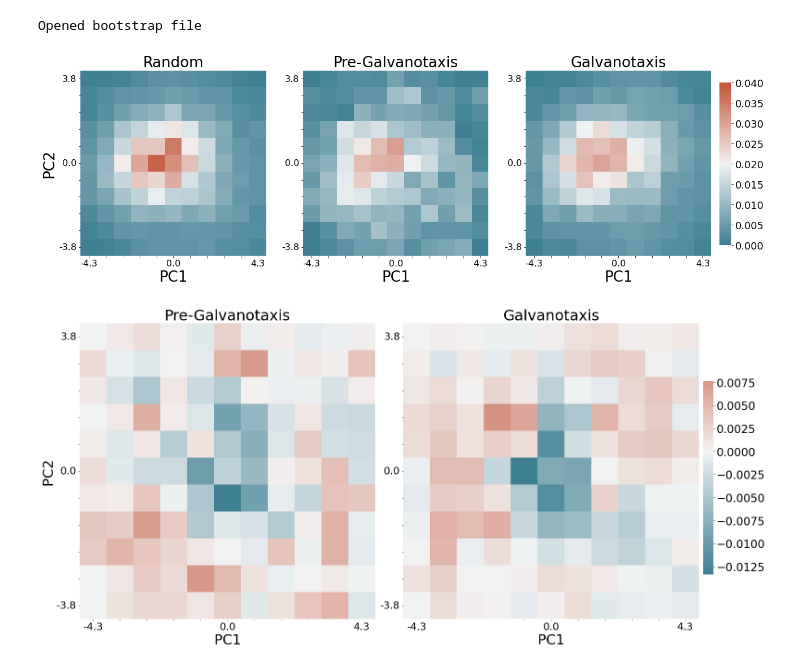
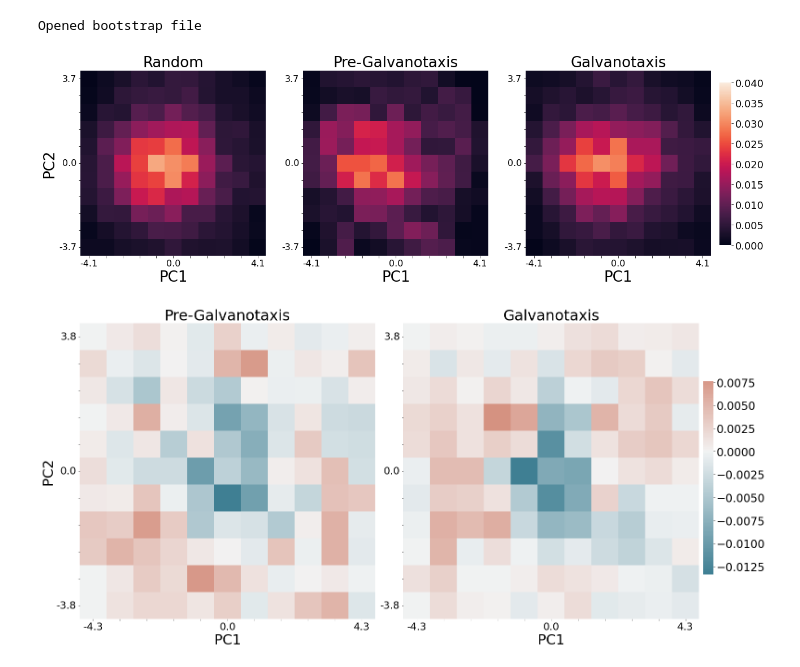
Before and after one commit to looneytunes2/NeutrophilShapeAnalysis, a Jupyter notebook: Notebooks/Confocal Combined PCA Galv Analysis 10-second PC1-PC2 transitions.ipynb, the cells around one changed output. Drawn from its saved outputs; the diff is of its cells as text; code cells hidden in the pictures.

```diff
--- a/Notebooks/Confocal Combined PCA Galv Analysis 10-second PC1-PC2 transitions.ipynb
+++ b/Notebooks/Confocal Combined PCA Galv Analysis 10-second PC1-PC2 transitions.ipynb
@@ -64,7 +64,7 @@ def closest(lst, K):
 
 time_interval = 10 #sec/frame
 
-datadir = 'D:/Aaron/Data/Combined_Confocal_PCA/'
+datadir = 'D:/Aaron/Data/Combined_Confocal_PCA_newrotation_newalign/'
 savedir = datadir + 'Galvanotaxis/'
 if not os.path.exists(savedir):
     os.makedirs(savedir)
@@ -151,8 +151,8 @@ for i, ax in enumerate(axes):
     sns.heatmap(
         bighm,
         vmin=np.min(bighm[np.nonzero(bighm)]),
-        vmax=257,#bighm.max(), #center=0,
-        cmap=sns.light_palette('#570b13', as_cmap=True),
+        vmax=bighm.max(), #center=0,
+        cmap='mako',#sns.light_palette('#570b13', as_cmap=True),
         square=True,
         xticklabels = True,
         yticklabels = True,
@@ -195,5 +195,5 @@ for i, ax in enumerate(axes):
 #set axis title
 axes[0].set_ylabel('PC2', fontsize = 30)
 plt.tight_layout()
-plt.savefig(savedir + 'PC1_PC2 bin counts heatmap separated.png', bbox_inches='tight')
+plt.savefig(savedir + 'PC1_PC2 bin cell counts heatmap separated.png', bbox_inches='tight')
 # %% [output]
@@ -494,8 +494,19 @@ for m, mig in bsframe_sep.groupby('Migration_Mode'):
     for x in range(nbins):
         for y in range(nbins):
             current = mig[(mig['x'] == x+1) & (mig['y'] == y+1)]
-            cov = np.array([[(current.x_plus_rate.mean()-current.x_minus_rate.mean()/2),0],
-                    [0, (current.y_plus_rate.mean()-current.y_minus_rate.mean())/2]])
+            ########## alternate covariance matrix with just the big vectors, but I don't think that's right
+#             cov = np.cov(np.array([[-current.x_minus_rate.values[0]/2, current.x_plus_rate.values[0]/2,0,0],
+#                     [0,0,-current.y_minus_rate.values[0]/2, current.y_plus_rate.values[0]/2]]))
+            cov = np.cov(np.array([[current.x_plus_for_rate.values[0]/2,
+                      -current.x_plus_rev_rate.values[0]/2,
+                      -current.x_minus_for_rate.values[0]/2,
+                     current.x_minus_rev_rate.values[0]/2,
+                    0,0,0,0],
+            [0,0,0,0,
+             current.y_plus_for_rate.values[0]/2,
+             -current.y_plus_rev_rate.values[0]/2,
+             -current.y_minus_for_rate.values[0]/2,
+            current.y_minus_rev_rate.values[0]/2]]))
             evals, evecs = np.linalg.eigh(cov)
             bsfield.append({'x':x+1,
                             'y':y+1,
@@ -543,7 +554,7 @@ for i, ax in enumerate(axes):
     sns.heatmap(
         bighm,
         vmin=0, vmax=0.04, #center=0,
-        cmap=sns.diverging_palette(220, 20, n=200),
+        cmap= 'rocket', #sns.diverging_palette(220, 20, n=200),
         square=True,
         xticklabels = True,
         yticklabels = True,
@@ -556,35 +567,35 @@ for i, ax in enumerate(axes):
         [round(x,1) for x in centers.PC1.to_list()],
         fontsize = 16
     )
     ax.set_yticklabels(
         [round(x,1) for x in centers.PC2.to_list()],
         rotation=0,
         fontsize = 16
     )
     #take out all axis labels except the desired ones
     for i, l in enumerate(ax.xaxis.get_ticklabels()):
         if i%5 != 0:
             l.set_visible(False)
     for i, l in enumerate(ax.yaxis.get_ticklabels()):
         if i%5 != 0:
             l.set_visible(False)
     #set axis titles
     ax.set_xlabel('PC1', fontsize = 26)
 
     #correct axis orientations
     ax.invert_yaxis()
     #set title
     ax.set_title(mm, fontsize = 26)
 
 
 # adjust colorbar tick label size
 cbar_ax.set_yticklabels(cbar_ax.get_yticklabels(),fontsize=18)
 #set axis title
 axes[0].set_ylabel('PC2', fontsize = 26)
 
-plt.savefig(savedir + 'PC1_PC2 probability density heatmap separated.png', bbox_inches='tight')
+plt.savefig(savedir + 'PC1_PC2 TIME probability density heatmap separated.png', bbox_inches='tight')
 # %% [output]
-[figure, old version]
+[figure, new version]
 # %%
 ########### plot TRANSITION COUNT DIFFERENCE of the migration modes in the CGPS #############
 from cmocean import cm
```
Also changed, not shown: parts of 8 cells of this notebook, 19 other files.
